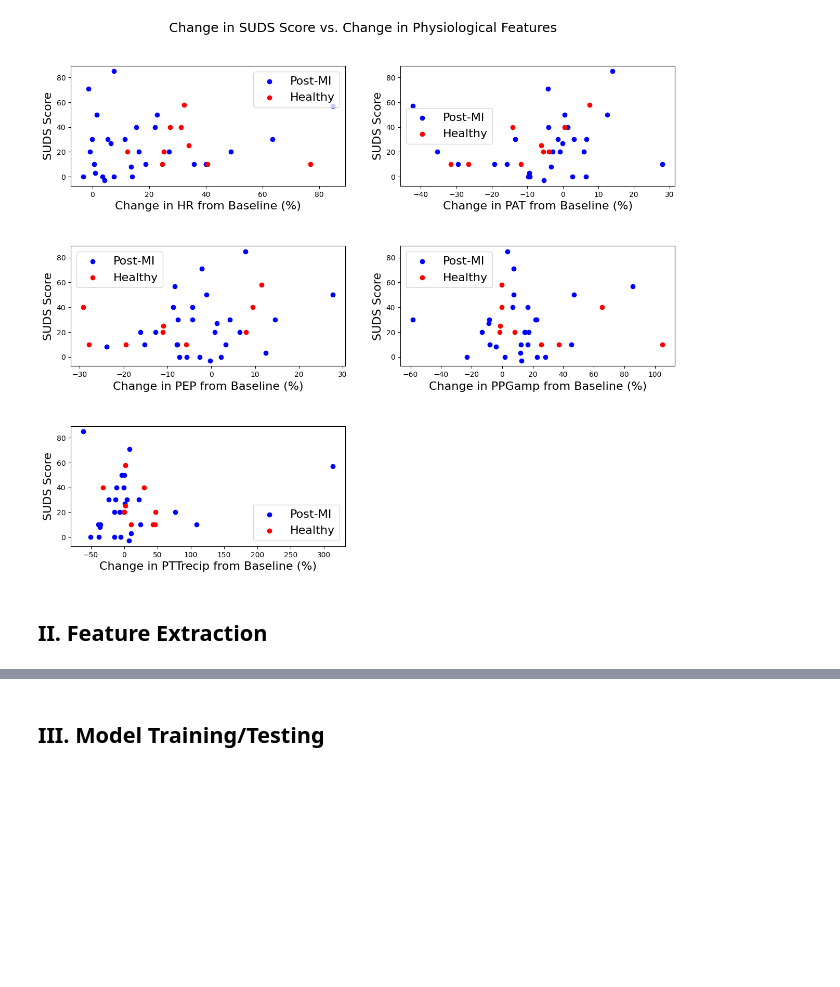
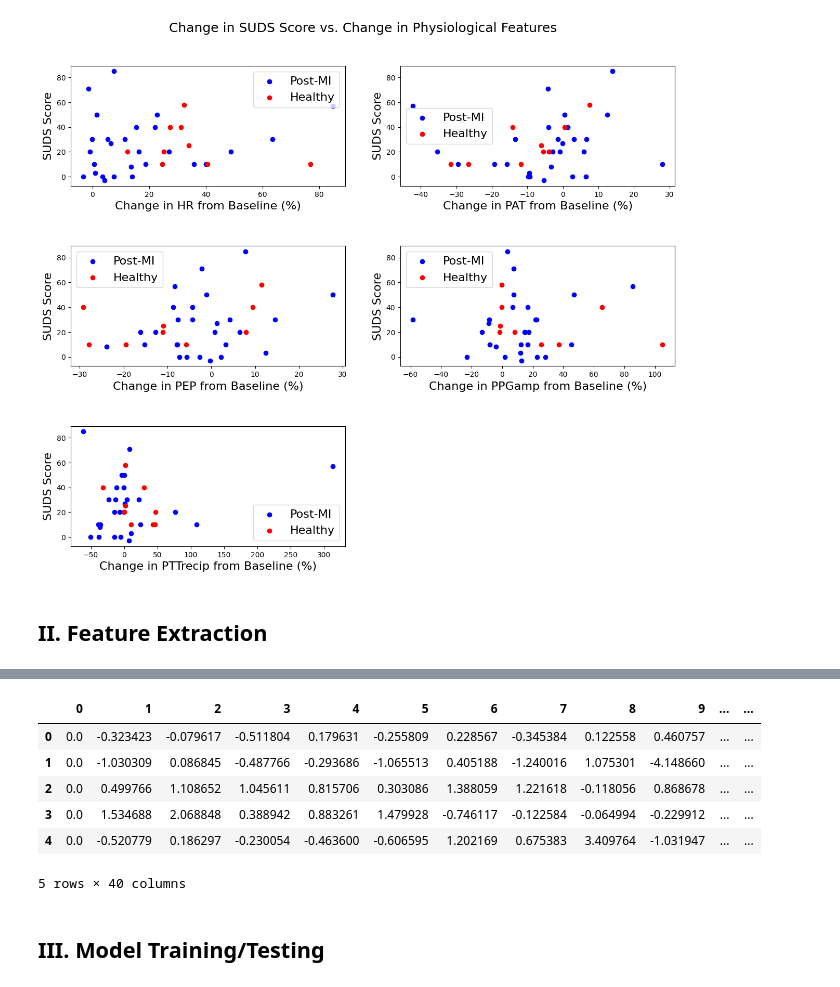
Before and after one commit to zhangster12/BMED-6517-Sp-24-Team-1, a Jupyter notebook: suds_regression.ipynb, the cells around one changed output, grey strips where cells are left out. Drawn from its saved outputs; the diff is of its cells as text; code cells hidden in the pictures; blank space fills up the shorter version.

```diff
--- a/suds_regression.ipynb
+++ b/suds_regression.ipynb
@@ -29,7 +29,7 @@ subj_list = [
 NumStim = 5
 Stimulus = ['Rest', 'Reading', 'SpeechPrep', 'Speech', 'Recovery']
 NumFeat = 5
-Feature = ['HR', 'PAT', 'PEP', 'LVET', 'PPGamp', 'PTTrecip']
+Feature = ['HR', 'PAT', 'PEP', 'PPGamp', 'PTTrecip']
 Unit = ['bpm', 's', 's', 'au', '1/s']
 # 1st column: time, second column: feature values
 Subj = np.zeros(len(Subject))
@@ -197,3 +120,77 @@ df
+# %%
+# Compute baseline and speech prep features
+
+from sklearn.preprocessing import StandardScaler
+
+baseline_features = []
+speechprep_features = []
+
+baseline = 0
+speechprep = 2
+
+for subj_no in range(len(subj_list)):
+
+    subj_baseline_features = []
+    subj_speechprep_features = []
+
+    # First, add the "health status" of the subject as a categorical feature
+    subj_baseline_features.append(0)
+    subj_speechprep_features.append(int(suds.patid.values[subj_no] / 6000))
+
+    # Now, loop through the data in "Consolidated_Features" and compute additional simple statistical features
+    for feat_no in range(NumFeat):
+
+        if subj_no <= 26:
+            baseline_signal = dataframes_MI[subj_no][baseline][feat_no][:, 1]
+            speechprep_signal = dataframes_MI[subj_no][speechprep][feat_no][:, 1]
+        else:
+            baseline_signal = dataframes_Ht[subj_no-27][baseline][feat_no][:, 1]
+            speechprep_signal = dataframes_Ht[subj_no-27][speechprep][feat_no][:, 1]
+
+        # 1) Mean
+        subj_baseline_features.append(np.mean(baseline_signal))
+        subj_speechprep_features.append(np.mean(speechprep_signal))
+
+        #2) Standard Deviation
+        subj_baseline_features.append(np.std(baseline_signal))
+        subj_speechprep_features.append(np.std(speechprep_signal))
+
+        #3) Minimum
+        subj_baseline_features.append(np.min(baseline_signal))
+        subj_speechprep_features.append(np.min(speechprep_signal))
+
+        #4) Maximum
+        subj_baseline_features.append(np.max(baseline_signal))
+        subj_speechprep_features.append(np.max(speechprep_signal))
+
+        #5) Median
+        subj_baseline_features.append(np.median(baseline_signal))
+        subj_speechprep_features.append(np.median(speechprep_signal))
+
+    # Finally, get the HRV features
+
+    HRV_feat = pd.read_csv("HRV/HRV_feat_all/sub" + str(subj_list[subj_no]) + "_HRV_feat.csv")
+
+    subj_baseline_features.extend(HRV_feat.iloc[baseline, 1:15].values)
+    subj_speechprep_features.extend(HRV_feat.iloc[speechprep, 1:15].values)
+
+    baseline_features.append(subj_baseline_features)
+    speechprep_features.append(subj_speechprep_features)
+
+scaler = StandardScaler()
+
+df = pd.DataFrame(scaler.fit_transform(np.asarray(speechprep_features) - np.asarray(baseline_features)))
+df[0][df[0].values > 0] = int(1)
+df[0][df[0].values < 0] = int(0)
+df.head()
+# %% [output]
+|  | 0 | 1 | 2 | 3 | 4 | 5 | 6 | 7 | 8 | 9 | ... | ... |
+| 0 | 0.0 | -0.323423 | -0.079617 | -0.511804 | 0.179631 | -0.255809 | 0.228567 | -0.345384 | 0.122558 | 0.460757 | ... | ... |
+| 1 | 0.0 | -1.030309 | 0.086845 | -0.487766 | -0.293686 | -1.065513 | 0.405188 | -1.240016 | 1.075301 | -4.148660 | ... | ... |
+| 2 | 0.0 | 0.499766 | 1.108652 | 1.045611 | 0.815706 | 0.303086 | 1.388059 | 1.221618 | -0.118056 | 0.868678 | ... | ... |
+| 3 | 0.0 | 1.534688 | 2.068848 | 0.388942 | 0.883261 | 1.479928 | -0.746117 | -0.122584 | -0.064994 | -0.229912 | ... | ... |
+| 4 | 0.0 | -0.520779 | 0.186297 | -0.230054 | -0.463600 | -0.606595 | 1.202169 | 0.675383 | 3.409764 | -1.031947 | ... | ... |
+5 rows × 40 columns
 # %% [markdown]
 ## III. Model Training/Testing
 # %%
```
Also changed, not shown: parts of 1 cell of this notebook.
